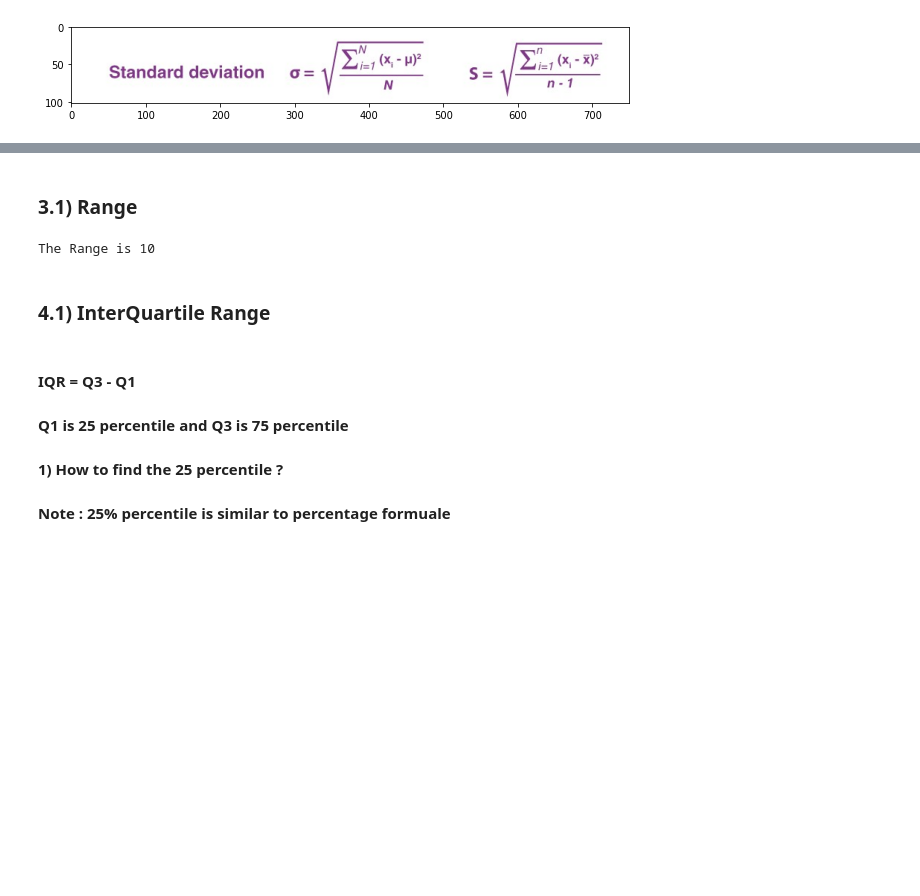
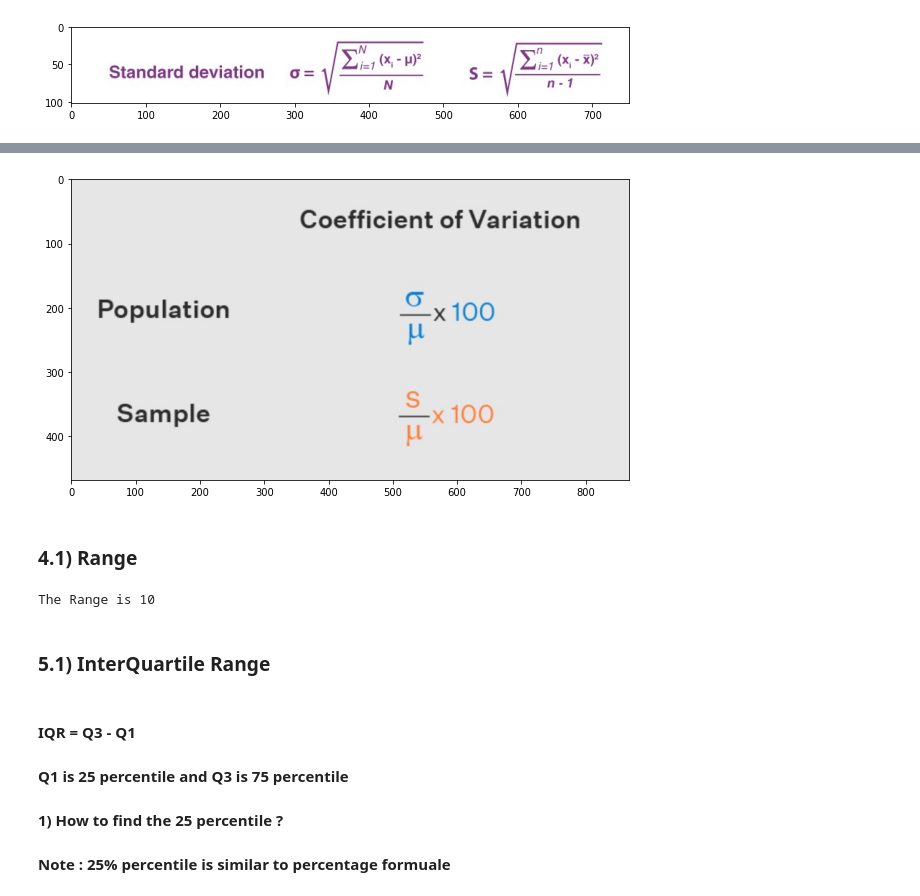
Before and after one commit to pradeepradee1/DataScience, a Jupyter notebook: M5_Statistics/M2_Descriptive/M1_Descriptive.ipynb, the cells around one changed output, grey strips where cells are left out. Drawn from its saved outputs; the diff is of its cells as text; code cells hidden in the pictures; blank space fills up the shorter version.

```diff
--- a/M5_Statistics/M2_Descriptive/M1_Descriptive.ipynb
+++ b/M5_Statistics/M2_Descriptive/M1_Descriptive.ipynb
@@ -52,12 +57,19 @@ plt.show()
+# %%
+img = mpimg.imread('../M9_Images/cv.jpg')
+plt.figure(figsize=(10,40))
+plt.imshow(img)
+plt.show()
+# %% [output]
+[figure, added]
 # %% [markdown]
-### 3.1) Range
+### 4.1) Range
 # %%
 rangelist=[1,2,3,4,5,6,7,3,4,5,6,11]
 print("The Range is {}".format(max(rangelist)-min(rangelist)))
 # %% [output]
 The Range is 10
 # %% [markdown]
-### 4.1) InterQuartile Range
+### 5.1) InterQuartile Range
 # %% [markdown]
 #### IQR = Q3 - Q1
 #### Q1 is 25 percentile and Q3 is 75 percentile
```
Also changed, not shown: parts of 2 cells of this notebook, 3 other files.
